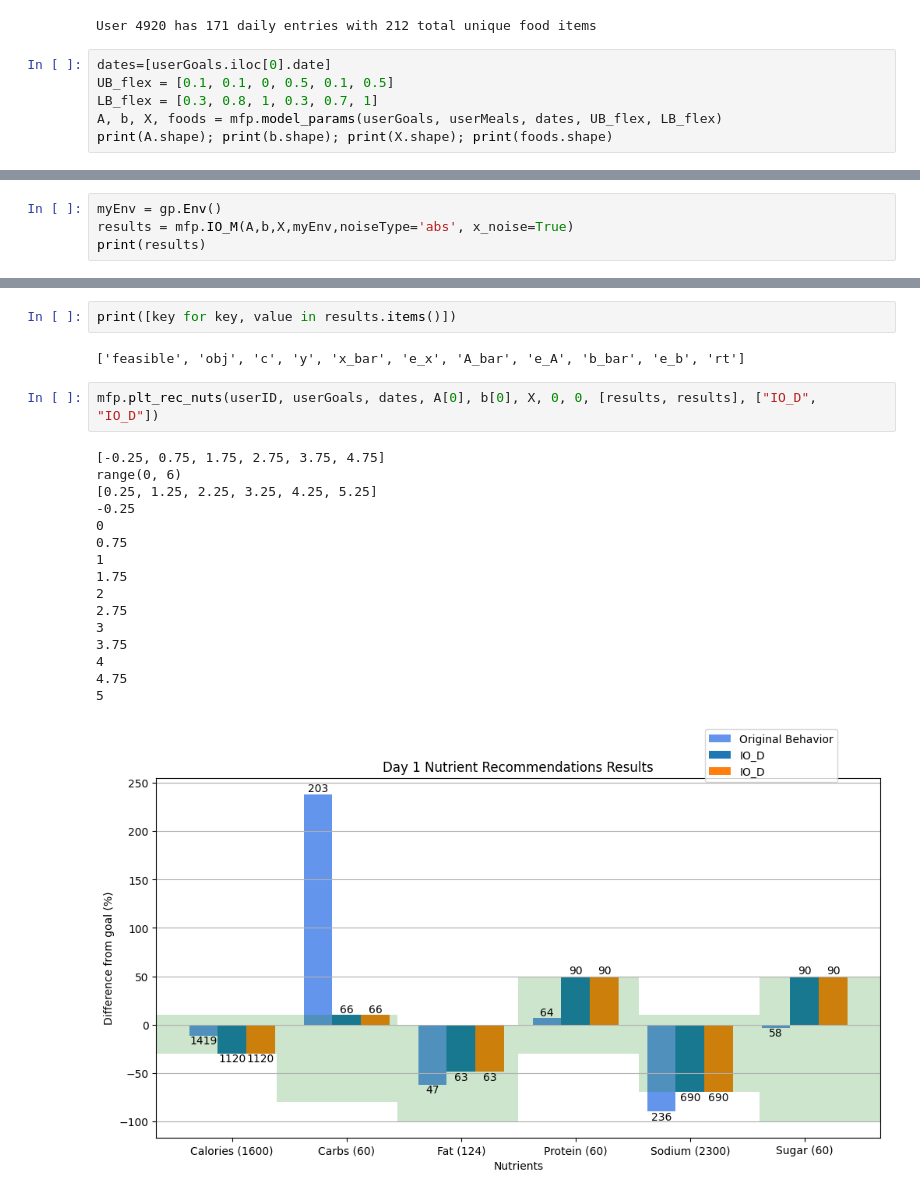
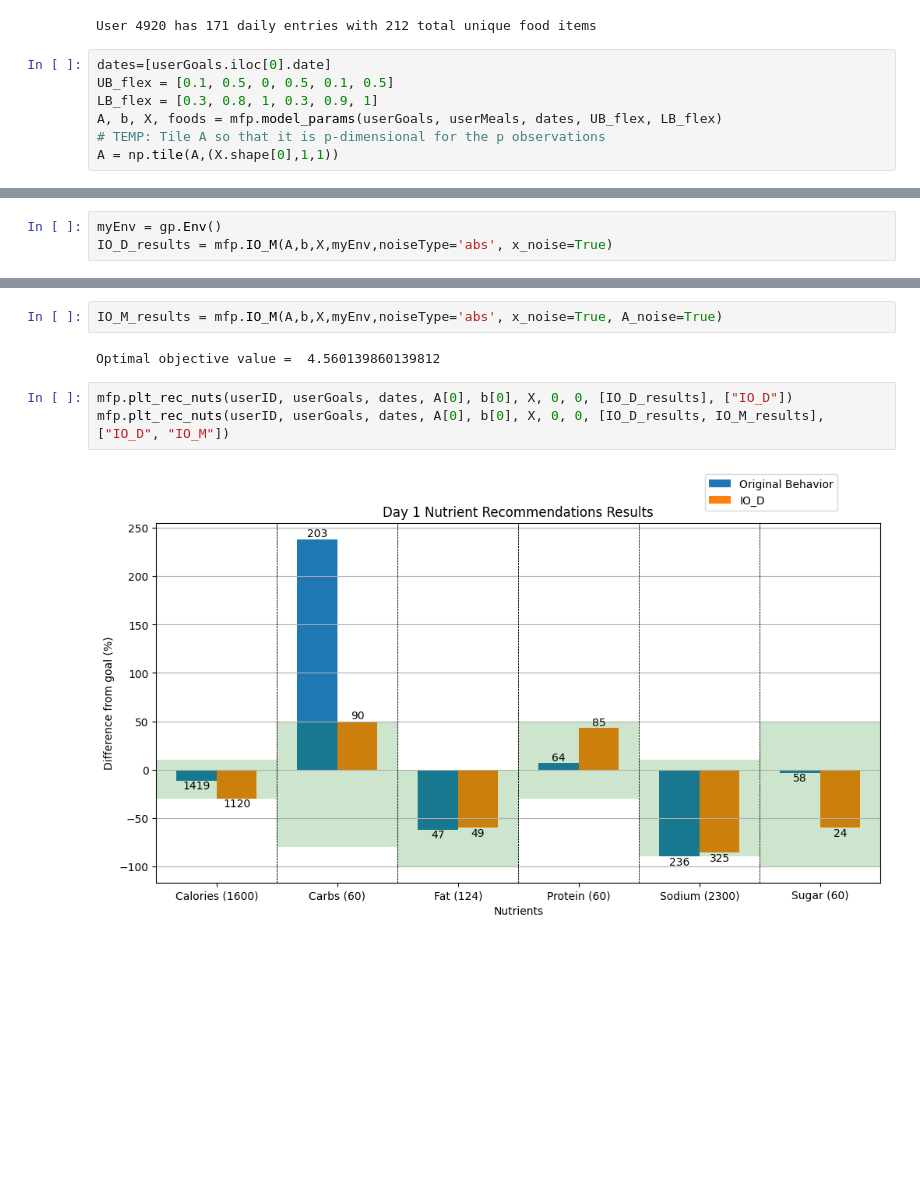
Before and after one commit to FarzinAhmadi/IO-with-behavior-Change, a Jupyter notebook: demo_functions.ipynb, the cells around one changed output, grey strips where cells are left out. Cells and saved outputs as stored; diff of their text form; blank space fills up the shorter version.

Commit message:
plt_rec_foods, plt_stepwise, and fix plt_rec_nuts

```diff
--- a/demo_functions.ipynb
+++ b/demo_functions.ipynb
@@ -60,9 +59,10 @@ mfp.init_user(userID, userGoals, userMeals, print_stats=True)
 User 4920 has 171 daily entries with 212 total unique food items
 # %%
 dates=[userGoals.iloc[0].date]
-UB_flex = [0.1, 0.1, 0, 0.5, 0.1, 0.5]
-LB_flex = [0.3, 0.8, 1, 0.3, 0.7, 1]
+UB_flex = [0.1, 0.5, 0, 0.5, 0.1, 0.5]
+LB_flex = [0.3, 0.8, 1, 0.3, 0.9, 1]
 A, b, X, foods = mfp.model_params(userGoals, userMeals, dates, UB_flex, LB_flex)
-print(A.shape); print(b.shape); print(X.shape); print(foods.shape)
+# TEMP: Tile A so that it is p-dimensional for the p observations
+A = np.tile(A,(X.shape[0],1,1))
 # %% [output]
 18 food entries (14 unique foods) eaten in date range.
@@ -83,7 +69,6 @@ print(A[0,5,:])
 # %%
 myEnv = gp.Env()
-results = mfp.IO_M(A,b,X,myEnv,noiseType='abs', x_noise=True)
-print(results)
+IO_D_results = mfp.IO_M(A,b,X,myEnv,noiseType='abs', x_noise=True)
 # %% [output]
 Set parameter Username
 Academic license - for non-commercial use only - expires 2025-07-09
@@ -105,23 +76,9 @@ Academic license - for non-commercial use only - expires 2025-07-09
-# %%
-print([key for key, value in results.items()])
-# %% [output]
-['feasible', 'obj', 'c', 'y', 'x_bar', 'e_x', 'A_bar', 'e_A', 'b_bar', 'e_b', 'rt']
+# %%
+IO_M_results = mfp.IO_M(A,b,X,myEnv,noiseType='abs', x_noise=True, A_noise=True)
+# %% [output]
+Optimal objective value =  4.560139860139812
 # %%
-mfp.plt_rec_nuts(userID, userGoals, dates, A[0], b[0], X, 0, 0, [results, results], ["IO_D", "IO_D"])
+mfp.plt_rec_nuts(userID, userGoals, dates, A[0], b[0], X, 0, 0, [IO_D_results], ["IO_D"])
+mfp.plt_rec_nuts(userID, userGoals, dates, A[0], b[0], X, 0, 0, [IO_D_results, IO_M_results], ["IO_D", "IO_M"])
 # %% [output]
-[-0.25, 0.75, 1.75, 2.75, 3.75, 4.75]
-range(0, 6)
-[0.25, 1.25, 2.25, 3.25, 4.25, 5.25]
--0.25
-0
-0.75
-1
-1.75
-2
-2.75
-3
-3.75
-4
-4.75
-5
-[figure, old version]
+[figure, new version]
```
Also changed, not shown: parts of 6 cells of this notebook, 8 other files.
